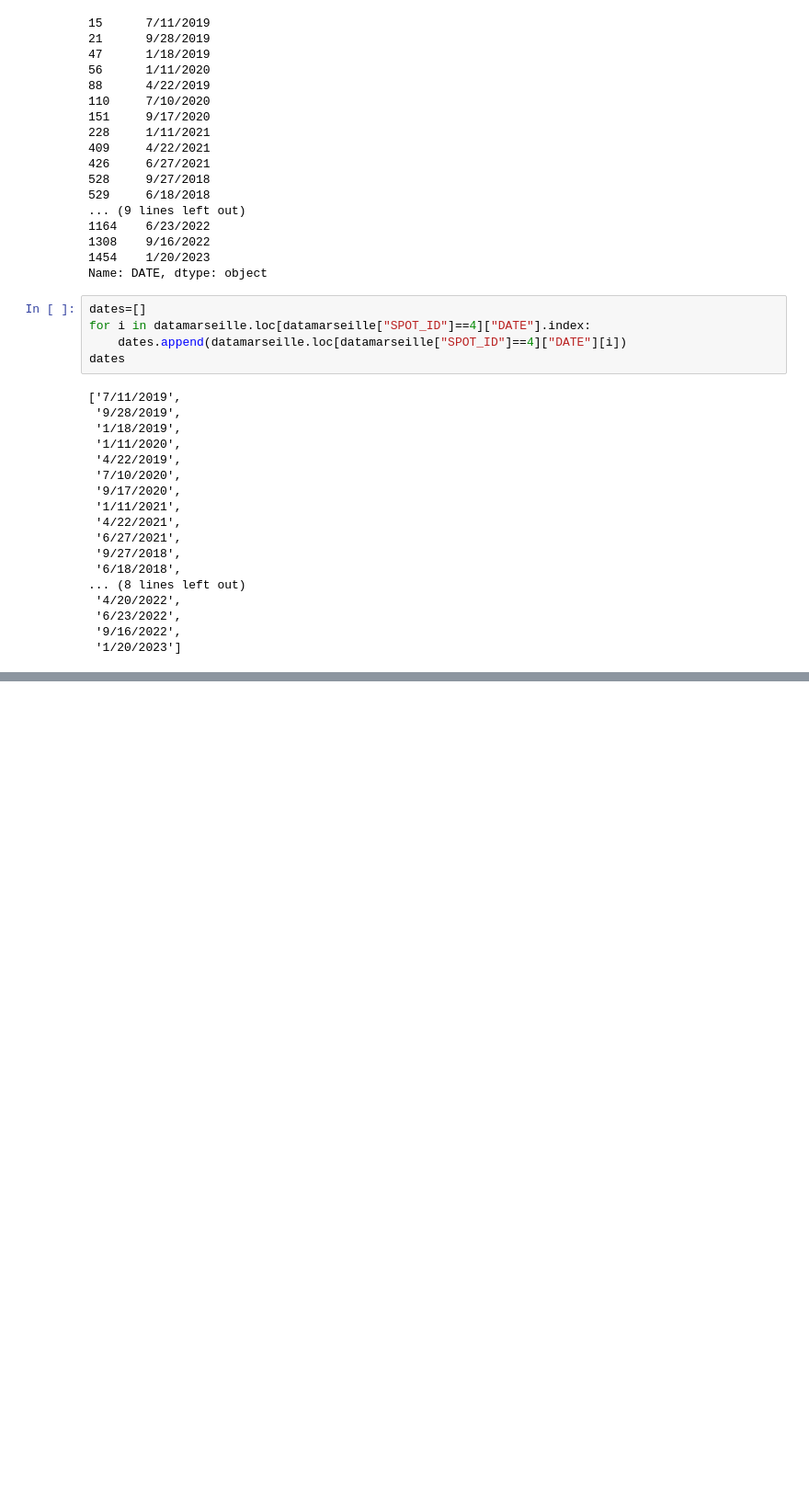
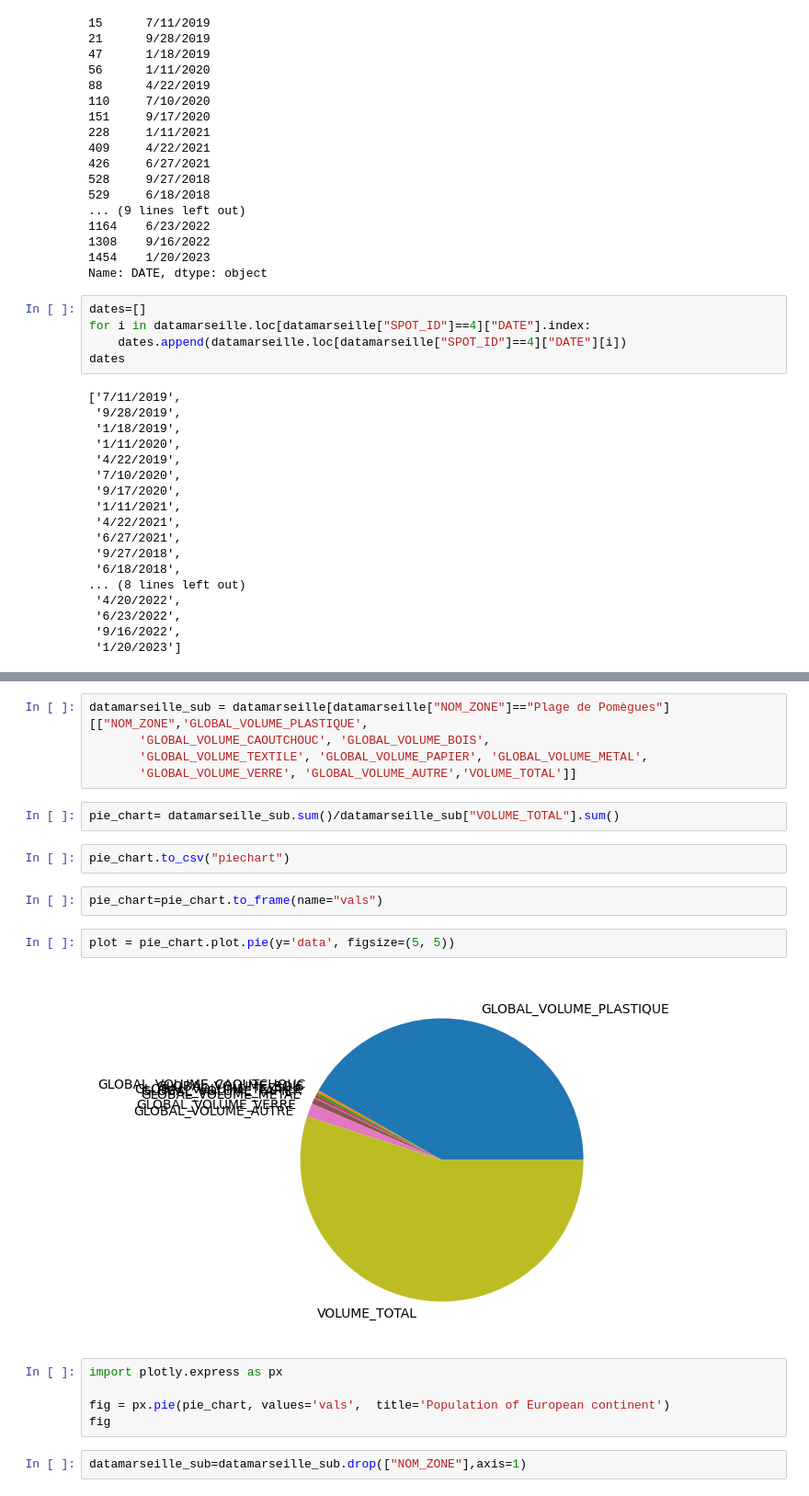
Before and after one commit to Agarnier22/meteopoubelle, a Jupyter notebook: preprocess_ag.ipynb, the cells around one changed output, grey strips where cells are left out. Shown at 92% size. Cells and saved outputs as stored; diff of their text form; blank space fills up the shorter version.

Commit message:
add cacl for piechart

```diff
--- a/preprocess_ag.ipynb
+++ b/preprocess_ag.ipynb
@@ -157,0 +187,22 @@ dates
+# %%
+datamarseille_sub = datamarseille[datamarseille["NOM_ZONE"]=="Plage de Pomègues"][["NOM_ZONE",'GLOBAL_VOLUME_PLASTIQUE',
+       'GLOBAL_VOLUME_CAOUTCHOUC', 'GLOBAL_VOLUME_BOIS',
+       'GLOBAL_VOLUME_TEXTILE', 'GLOBAL_VOLUME_PAPIER', 'GLOBAL_VOLUME_METAL',
+       'GLOBAL_VOLUME_VERRE', 'GLOBAL_VOLUME_AUTRE','VOLUME_TOTAL']]
+# %%
+pie_chart= datamarseille_sub.sum()/datamarseille_sub["VOLUME_TOTAL"].sum()
+# %%
+pie_chart.to_csv("piechart")
+# %%
+pie_chart=pie_chart.to_frame(name="vals")
+# %%
+plot = pie_chart.plot.pie(y='data', figsize=(5, 5))
+# %% [output]
+[figure, added]
+# %%
+import plotly.express as px
+
+fig = px.pie(pie_chart, values='vals',  title='Population of European continent')
+fig
+# %%
+datamarseille_sub=datamarseille_sub.drop(["NOM_ZONE"],axis=1)
```
Also changed, not shown: parts of 7 cells of this notebook, 4 other files.
